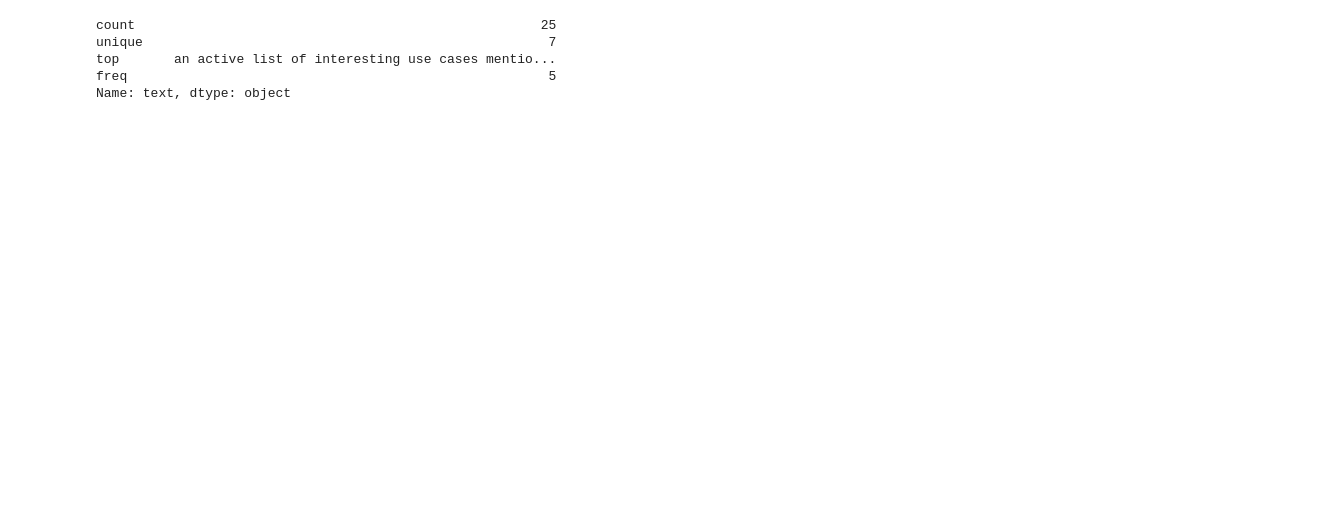
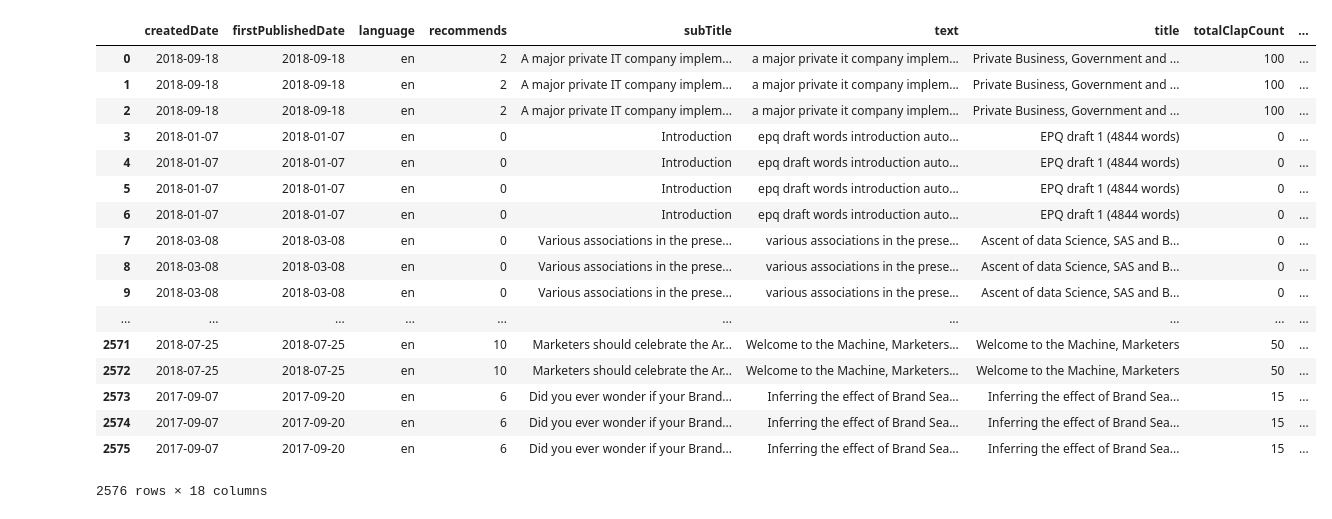
Before and after one commit to BlaHaws/Thinkful, a Jupyter notebook: Exercises/Unit4Capstone.ipynb, the cells around one changed output. Drawn from its saved outputs; the diff is of its cells as text; code cells hidden in the pictures; blank space fills up the shorter version.

```diff
--- a/Exercises/Unit4Capstone.ipynb
+++ b/Exercises/Unit4Capstone.ipynb
@@ -27,8 +37,14 @@ df = pd.read_csv('C://duh/Thinkful/Thinkful/Exercises/Medium_AggregatedData.csv'
 df.drop(['audioVersionDurationSec', 'codeBlock', 'codeBlockCount', 'collectionId', 'imageCount', 'isSubscriptionLocked', 'linksCount', 'postId', 'readingTime', 'responsesCreatedCount', 'socialRecommendsCount', 'tagsCount', 'publicationfacebookPageName', 'publicationfollowerCount', 'publicationpublicEmail', 'publicationdomain', 'publicationslug', 'publicationtwitterUsername', 'userId', 'userName', 'usersFollowedByCount', 'usersFollowedCount'], 1, inplace=True)
 df.drop(['createdDatetime', 'latestPublishedDate', 'vote', 'scrappedDate', 'latestPublishedDatetime', 'slug', 'name', 'postCount', 'bio', 'firstPublishedDatetime', 'uniqueSlug', 'updatedDate', 'updatedDatetime'], 1, inplace=True)
 df.drop(df.index[df.language != 'en'], inplace=True)
-df = df[:int(len(df)/10000)]
+df = df[:int(len(df)/100)]
 df = df.reset_index(drop=True)
+nlp = spacy.load('en')
+df['doc'] = None
+df['sents'] = None
+df['bow'] = None
+
+dfsents = pd.DataFrame()
 # %%
 for x in range(len(df.text)):
     if x % 100 == 0:
@@ -44,5 +60,7 @@ for x in range(len(df.text)):
     df.text[x] = re.sub('’', '', df.text[x])
     df.text[x] = re.sub('–', ' ', df.text[x])
     df.text[x] = df.text[x].strip()
+    if df.text[x] == '':
+        df.text[x] = 'and'
 # %% [output]
     Processing row 0
@@ -48,0 +83,8 @@ for x in range(len(df.text)):
+# %%
+for x in range(len(df.text)):
+    df.doc[x] = nlp(df.text[x])
+    sents = [[sent, df.author[x]] for sent in df.doc[x].sents]
+    dfsents = dfsents.append(sents)
+    dfsents = dfsents.reset_index(drop=True)
+
+sentences = dfsents.reset_index(drop=True)
@@ -48,0 +136,3 @@ for x in range(len(df.text)):
+# %%
+for x in range(len(df.text)):
+    df.bow[x] = bag_of_words(df.doc[x])
@@ -49,8 +198,21 @@ for x in range(len(df.text)):
 # %%
-df.text.describe()
+df
 # %% [output]
+|  | createdDate | firstPublishedDate | language | recommends | subTitle | text | title | totalClapCount | ... |
+| 0 | 2018-09-18 | 2018-09-18 | en | 2 | A major private IT company implem... | a major private it company implem... | Private Business, Government and ... | 100 | ... |
+| 1 | 2018-09-18 | 2018-09-18 | en | 2 | A major private IT company implem... | a major private it company implem... | Private Business, Government and ... | 100 | ... |
+| 2 | 2018-09-18 | 2018-09-18 | en | 2 | A major private IT company implem... | a major private it company implem... | Private Business, Government and ... | 100 | ... |
+| 3 | 2018-01-07 | 2018-01-07 | en | 0 | Introduction | epq draft words introduction auto... | EPQ draft 1 (4844 words) | 0 | ... |
+| 4 | 2018-01-07 | 2018-01-07 | en | 0 | Introduction | epq draft words introduction auto... | EPQ draft 1 (4844 words) | 0 | ... |
+| 5 | 2018-01-07 | 2018-01-07 | en | 0 | Introduction | epq draft words introduction auto... | EPQ draft 1 (4844 words) | 0 | ... |
+| 6 | 2018-01-07 | 2018-01-07 | en | 0 | Introduction | epq draft words introduction auto... | EPQ draft 1 (4844 words) | 0 | ... |
+| 7 | 2018-03-08 | 2018-03-08 | en | 0 | Various associations in the prese... | various associations in the prese... | Ascent of data Science, SAS and B... | 0 | ... |
+| 8 | 2018-03-08 | 2018-03-08 | en | 0 | Various associations in the prese... | various associations in the prese... | Ascent of data Science, SAS and B... | 0 | ... |
+| 9 | 2018-03-08 | 2018-03-08 | en | 0 | Various associations in the prese... | various associations in the prese... | Ascent of data Science, SAS and B... | 0 | ... |
+| ... | ... | ... | ... | ... | ... | ... | ... | ... | ... |
+| 2571 | 2018-07-25 | 2018-07-25 | en | 10 | Marketers should celebrate the Ar... | Welcome to the Machine, Marketers... | Welcome to the Machine, Marketers | 50 | ... |
+| 2572 | 2018-07-25 | 2018-07-25 | en | 10 | Marketers should celebrate the Ar... | Welcome to the Machine, Marketers... | Welcome to the Machine, Marketers | 50 | ... |
+| 2573 | 2017-09-07 | 2017-09-20 | en | 6 | Did you ever wonder if your Brand... | Inferring the effect of Brand Sea... | Inferring the effect of Brand Sea... | 15 | ... |
+| 2574 | 2017-09-07 | 2017-09-20 | en | 6 | Did you ever wonder if your Brand... | Inferring the effect of Brand Sea... | Inferring the effect of Brand Sea... | 15 | ... |
+| 2575 | 2017-09-07 | 2017-09-20 | en | 6 | Did you ever wonder if your Brand... | Inferring the effect of Brand Sea... | Inferring the effect of Brand Sea... | 15 | ... |
-count                                                    25
-unique                                                    7
-top       an active list of interesting use cases mentio...
-freq                                                      5
-Name: text, dtype: object
+2576 rows × 18 columns
```
Also changed, not shown: parts of 11 cells of this notebook.
